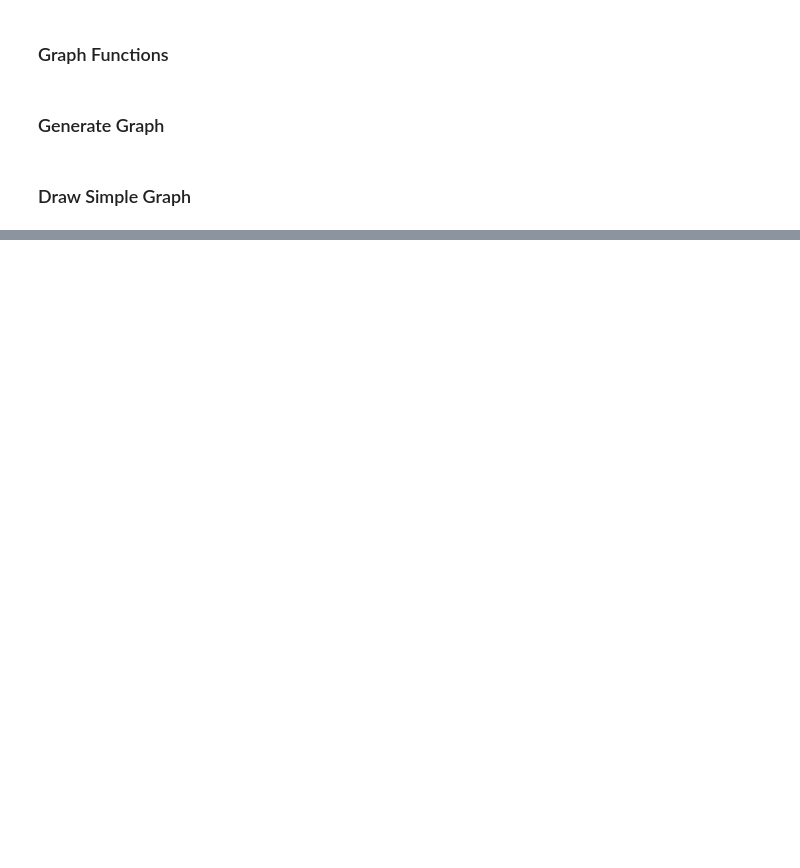
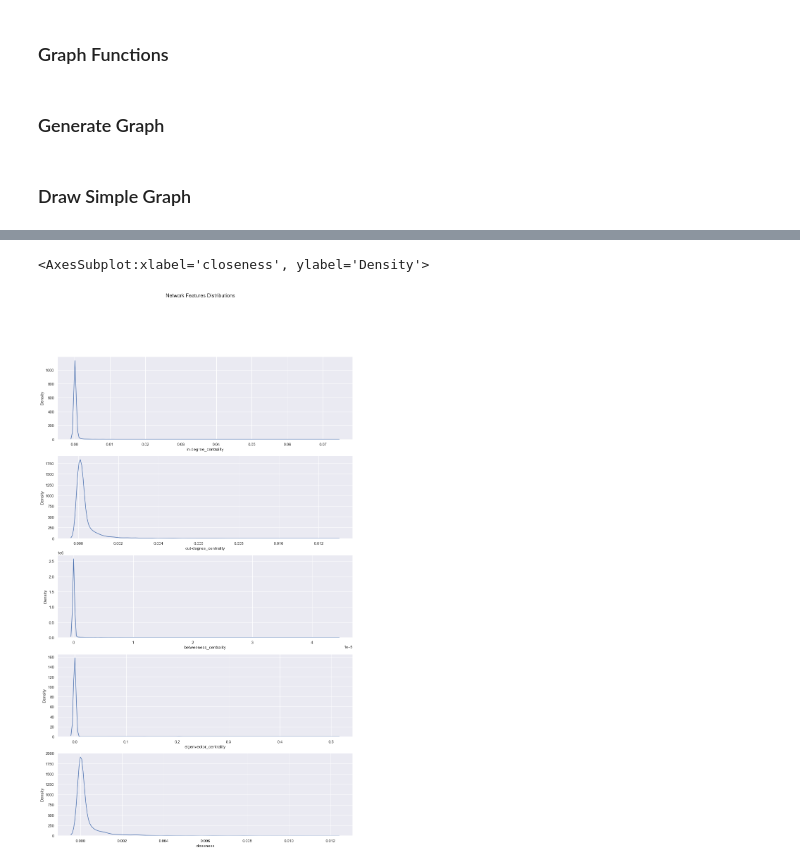
Before and after one commit to siraj101/canadian_election_twitter_analysis, a Jupyter notebook: code/Network Analysis.ipynb, the cells around one changed output, grey strips where cells are left out. Cells and saved outputs as stored; diff of their text form; code cells hidden in the pictures; blank space fills up the shorter version.

```diff
--- a/code/Network Analysis.ipynb
+++ b/code/Network Analysis.ipynb
@@ -153,2 +113,0 @@ plt.show()
-# %%
-graph = gen_graph(top_100_nodes)
@@ -170,2 +113,0 @@ plt.show()
-# %%
-graph = gen_graph(top_100_nodes_rt)
@@ -184,0 +114,13 @@ plt.show()
+# %%
+def network_feat(graph):
+    df = {
+        'in-degree_centrality': pd.Series(nx.algorithms.centrality.in_degree_centrality(graph)),
+        'out-degree_centrality': pd.Series(nx.algorithms.centrality.out_degree_centrality(graph)),
+        'betweeness_centrality': pd.Series(nx.algorithms.centrality.betweenness.betweenness_centrality(graph)),
+        'eigenvector_centrality': pd.Series(nx.algorithms.centrality.eigenvector_centrality(graph)),
+        'closeness': pd.Series(nx.algorithms.centrality.closeness.closeness_centrality(graph.reverse()))
+    }
+
+    return pd.concat(df, axis=1)
+# %%
+overall_feats = network_feat(graph)
@@ -184,0 +143,19 @@ plt.show()
+# %%
+import seaborn as sns
+import numpy as np
+import pandas as pd
+import matplotlib.pyplot as plt
+
+
+fig, axes = plt.subplots(5, figsize=(15, 25))
+
+fig.suptitle('Network Features Distributions')
+
+sns.kdeplot(ax=axes[0], data=overall_feats, x='in-degree_centrality')
+sns.kdeplot(ax=axes[1], data=overall_feats, x='out-degree_centrality')
+sns.kdeplot(ax=axes[2], data=overall_feats, x='betweeness_centrality')
+sns.kdeplot(ax=axes[3], data=overall_feats, x='eigenvector_centrality')
+sns.kdeplot(ax=axes[4], data=overall_feats, x='closeness')
+# %% [output]
+<AxesSubplot:xlabel='closeness', ylabel='Density'>
+[figure, added]
```
Also changed, not shown: parts of 27 cells of this notebook, 2 other files.
